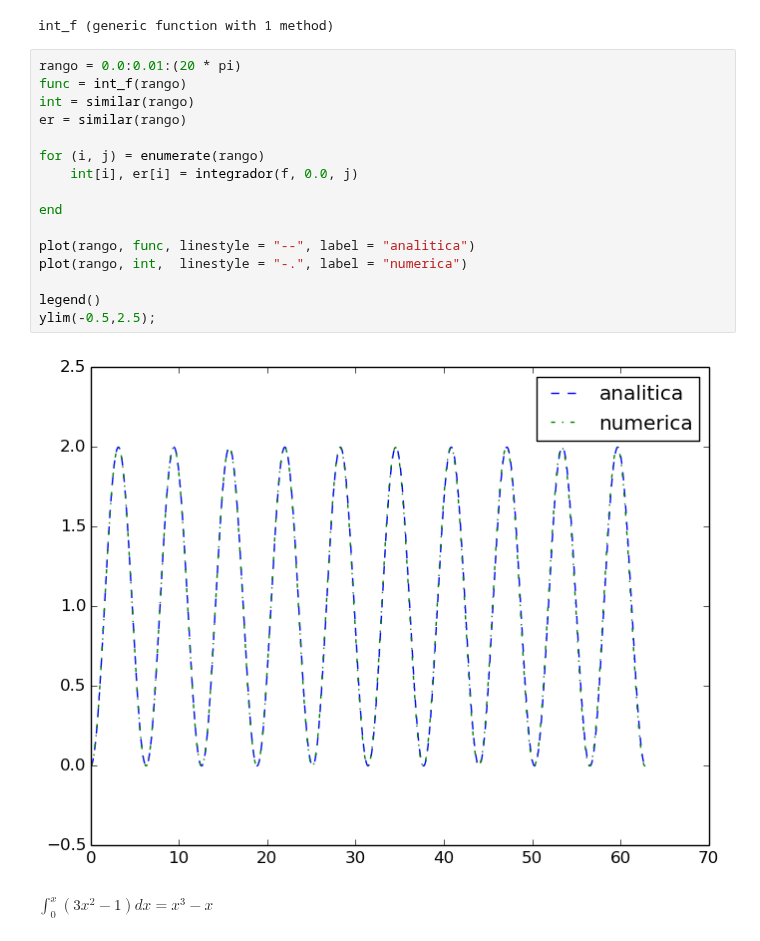
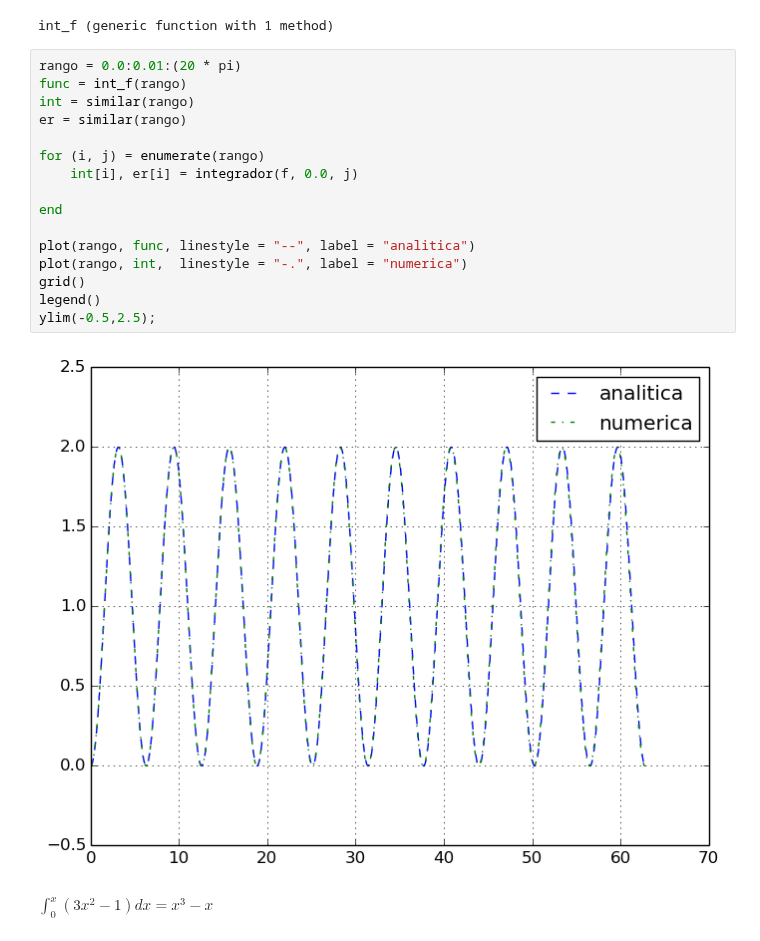
Before and after one commit to lbenet/2017-2_TSFisComputacional-1, a Jupyter notebook: tareas/Ruben/Tarea1.ipynb, the cells around one changed output. Cells and saved outputs as stored; diff of their text form.

```diff
--- a/tareas/Ruben/Tarea1.ipynb
+++ b/tareas/Ruben/Tarea1.ipynb
@@ -436,21 +455,21 @@ int_f (generic function with 1 method)
 # %%
 rango = 0.0:0.01:(20 * pi)
 func = int_f(rango)
 int = similar(rango)
 er = similar(rango)
 
 for (i, j) = enumerate(rango)
     int[i], er[i] = integrador(f, 0.0, j)
 
 end
 
 plot(rango, func, linestyle = "--", label = "analitica")
 plot(rango, int,  linestyle = "-.", label = "numerica")
-
+grid()
 legend()
 ylim(-0.5,2.5);
 # %% [output]
-[figure, old version]
+[figure, new version]
 # %% [markdown]
 $\int_0^x (3x^2 - 1) dx = x^3 - x$
 # %%
```
Also changed, not shown: parts of 17 cells of this notebook.
